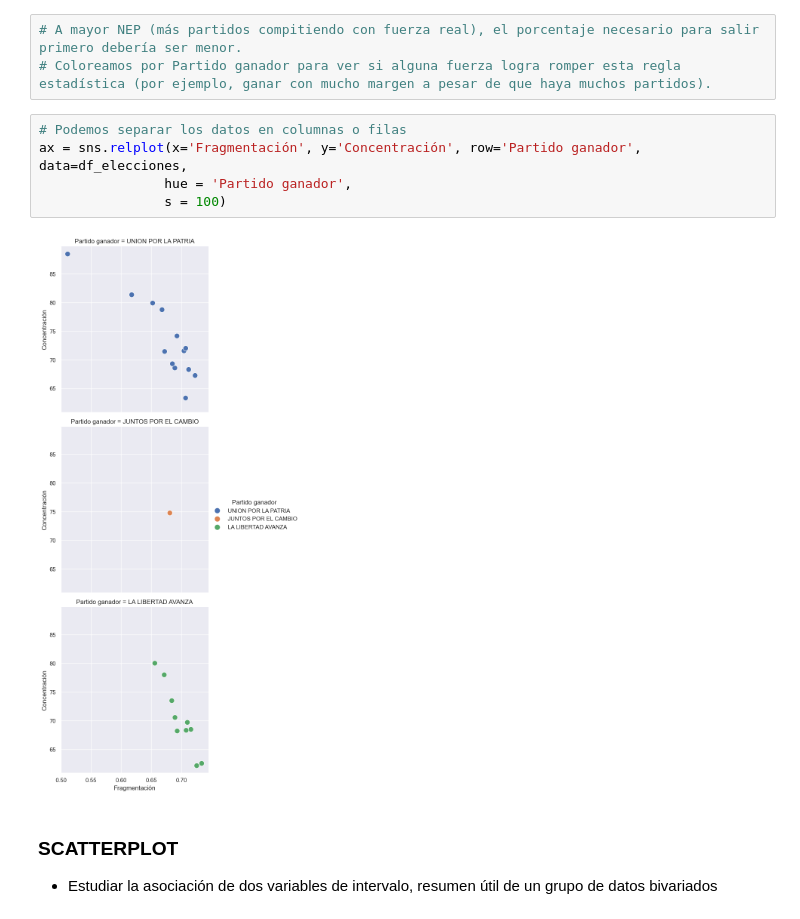
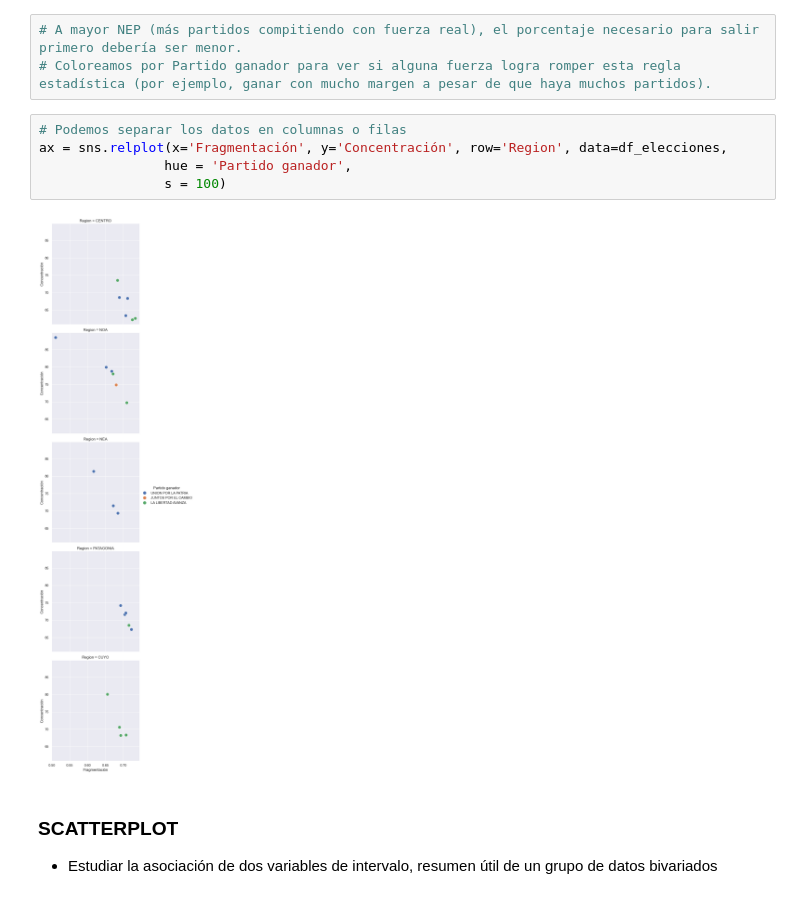
Before and after one commit to fedestarosta/DS, a Jupyter notebook: Clase_08_Visualizacion.ipynb, the cells around one changed output. Drawn from its saved outputs; the diff is of its cells as text.

Commit message:
Visualizacion terminando

```diff
--- a/Clase_08_Visualizacion.ipynb
+++ b/Clase_08_Visualizacion.ipynb
@@ -133,11 +133,11 @@ plt.show()
 # Coloreamos por Partido ganador para ver si alguna fuerza logra romper esta regla estadística (por ejemplo, ganar con mucho margen a pesar de que haya muchos partidos).
 # %%
 # Podemos separar los datos en columnas o filas
-ax = sns.relplot(x='Fragmentación', y='Concentración', row='Partido ganador', data=df_elecciones,
+ax = sns.relplot(x='Fragmentación', y='Concentración', row='Region', data=df_elecciones,
                 hue = 'Partido ganador',
                 s = 100)
 # %% [output]
-[figure, old version]
+[figure, new version]
 # %% [markdown]
 ### SCATTERPLOT
 + Estudiar la asociación de dos variables de intervalo, resumen útil de un grupo de datos bivariados
```
Also changed, not shown: parts of 20 cells of this notebook, 2 other files.
